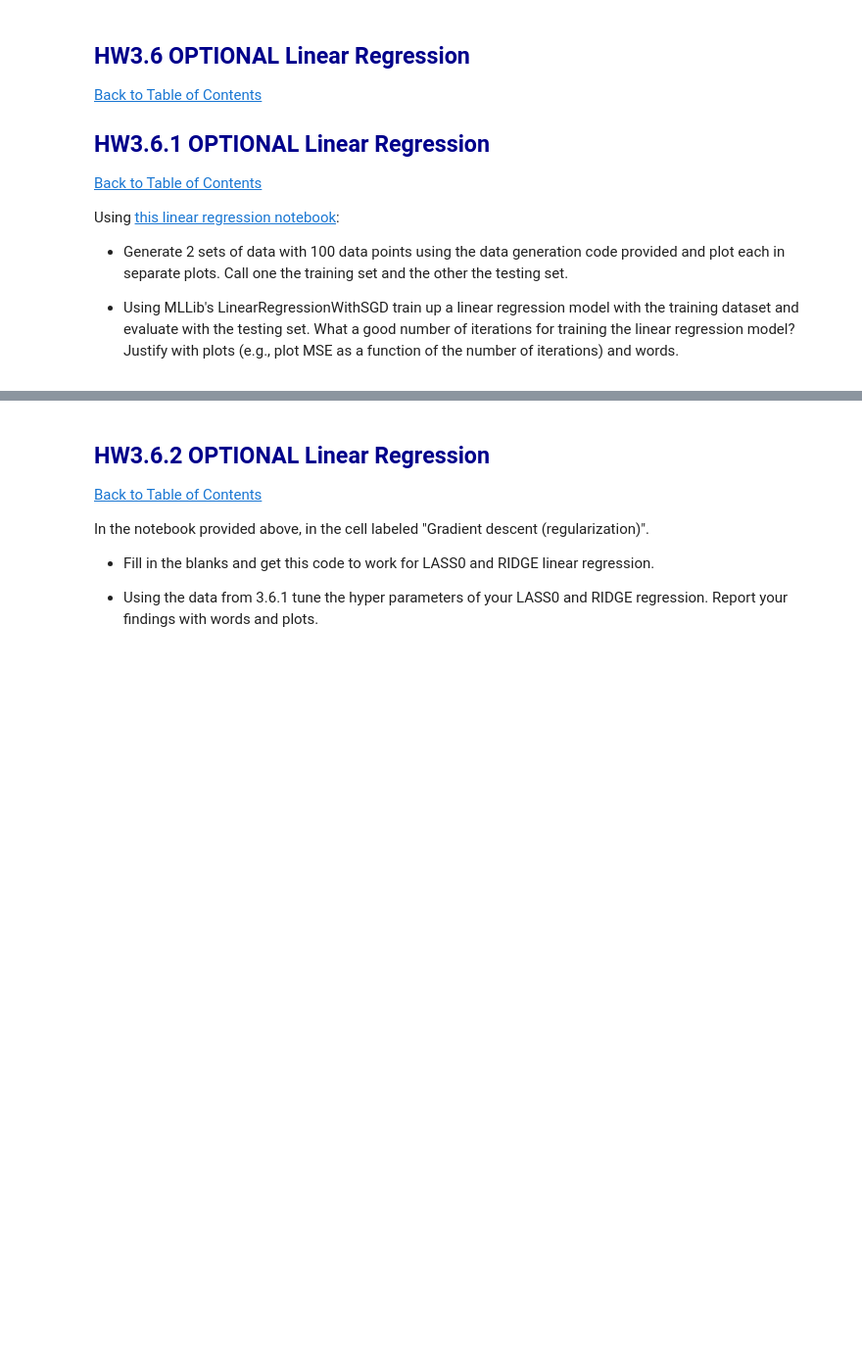
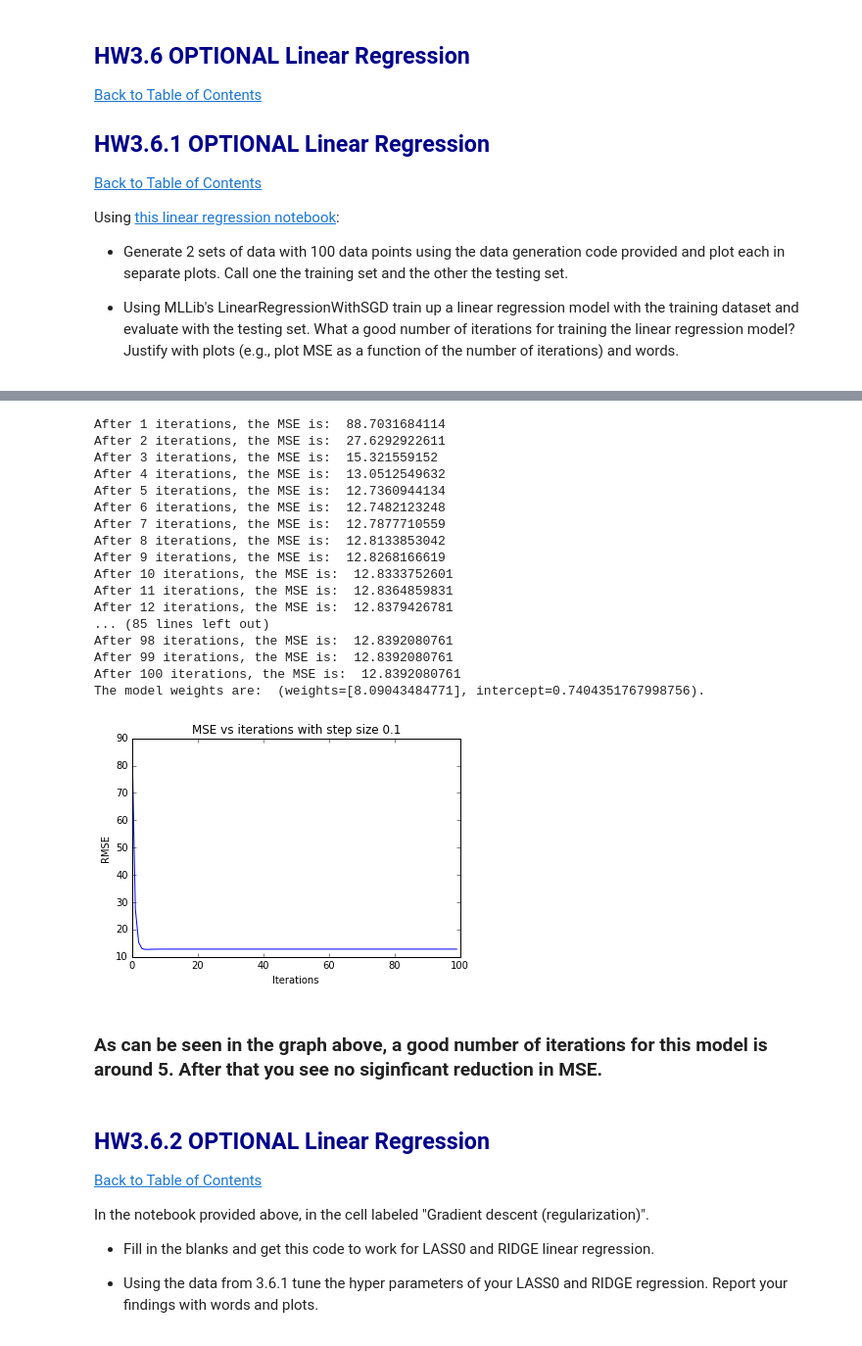
Before and after one commit to ReneeErnst/TargetDataScienceTraining_Public, a Jupyter notebook: Murray_HW3/DAMLAS-HW03-Murray.ipynb, the cells around one changed output, grey strips where cells are left out. Shown at 98% size. Saved outputs shown, nothing was run; the diff lists cells and outputs as text; code cells hidden in the pictures; blank space fills up the shorter version.

```diff
--- a/Murray_HW3/DAMLAS-HW03-Murray.ipynb
+++ b/Murray_HW3/DAMLAS-HW03-Murray.ipynb
@@ -617,3 +773,77 @@ Using [this linear regression notebook](    http://nbviewer.jupyter.org/urls/dl.
+# %%
+from pyspark.mllib.regression import LabeledPoint, LinearRegressionWithSGD, LinearRegressionModel
+from numpy import array
+from operator import add
+from math import sqrt
+
+def parse_point(line):
+    values = [float(x) for x in line.split(',')]
+    return LabeledPoint(values[0], values[1:])
+
+train_data = sc.textFile('train.csv')
+parse_train_data = train_data.map(parse_point)
+
+testingdata = sc.textFile('test.csv')
+parse_test_data = testingdata.map(parse_point)
+
+MSE_vs_ints = []
+iterations = []
+
+previous_model = None
+max_iterations = 100
+
+# Load and parse the data
+for i in range(max_iterations):
+    iteration = i + 1
+
+    MSE = 0
+
+    # Build the model
+    model = LinearRegressionWithSGD.train(
+        parse_train_data,
+        intercept=True,
+        initialWeights=previous_model.weights if previous_model else None,
+        iterations=1,
+        step=.1
+    )
+
+    previous_model = model
+
+    values_preds = parse_test_data.map(lambda p: (p.label, model.predict(p.features)))
+
+    MSE = values_preds.map(lambda kv: (kv[0] - kv[1])**2).reduce(lambda x, y: x + y) / values_preds.count()
+    MSE_vs_ints.insert(i, MSE)
+    iterations.append(i)
+    print("After " + str(i + 1) + " iterations, the MSE is:  " + str(MSE))
+
+print("The model weights are:  "+ str(model) + ".")
+
+plt.plot(iterations, MSE_vs_ints)
+plt.title("MSE vs iterations with step size " + str(.1))
+plt.xlabel("Iterations")
+plt.ylabel("RMSE")
+plt.show()
+# %% [output]
+After 1 iterations, the MSE is:  88.7031684114
+After 2 iterations, the MSE is:  27.6292922611
+After 3 iterations, the MSE is:  15.321559152
+After 4 iterations, the MSE is:  13.0512549632
+After 5 iterations, the MSE is:  12.7360944134
+After 6 iterations, the MSE is:  12.7482123248
+After 7 iterations, the MSE is:  12.7877710559
+After 8 iterations, the MSE is:  12.8133853042
+After 9 iterations, the MSE is:  12.8268166619
+After 10 iterations, the MSE is:  12.8333752601
+After 11 iterations, the MSE is:  12.8364859831
+After 12 iterations, the MSE is:  12.8379426781
+... (85 lines left out)
+After 98 iterations, the MSE is:  12.8392080761
+After 99 iterations, the MSE is:  12.8392080761
+After 100 iterations, the MSE is:  12.8392080761
+The model weights are:  (weights=[8.09043484771], intercept=0.7404351767998756).
+[figure, added]
+# %% [markdown]
+### As can be seen in the graph above, a good number of iterations for this model is around 5. After that you see no siginficant reduction in MSE.
 # %% [markdown]
 <a name="HW3.6.2"><h2 style="color:darkblue"> HW3.6.2 OPTIONAL Linear Regression</h2>
 [Back to Table of Contents](#TOC)
```
Also changed, not shown: parts of 26 cells of this notebook, 16 other files.
